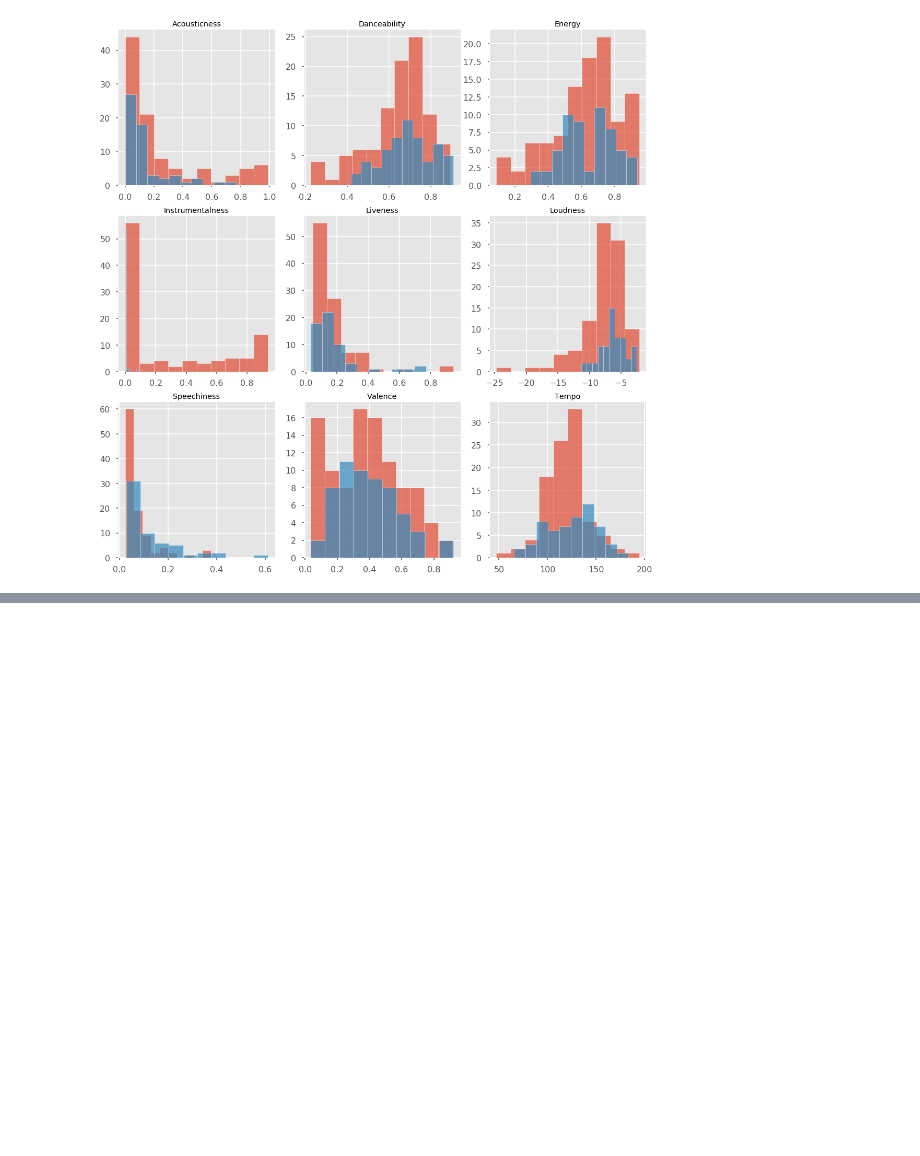
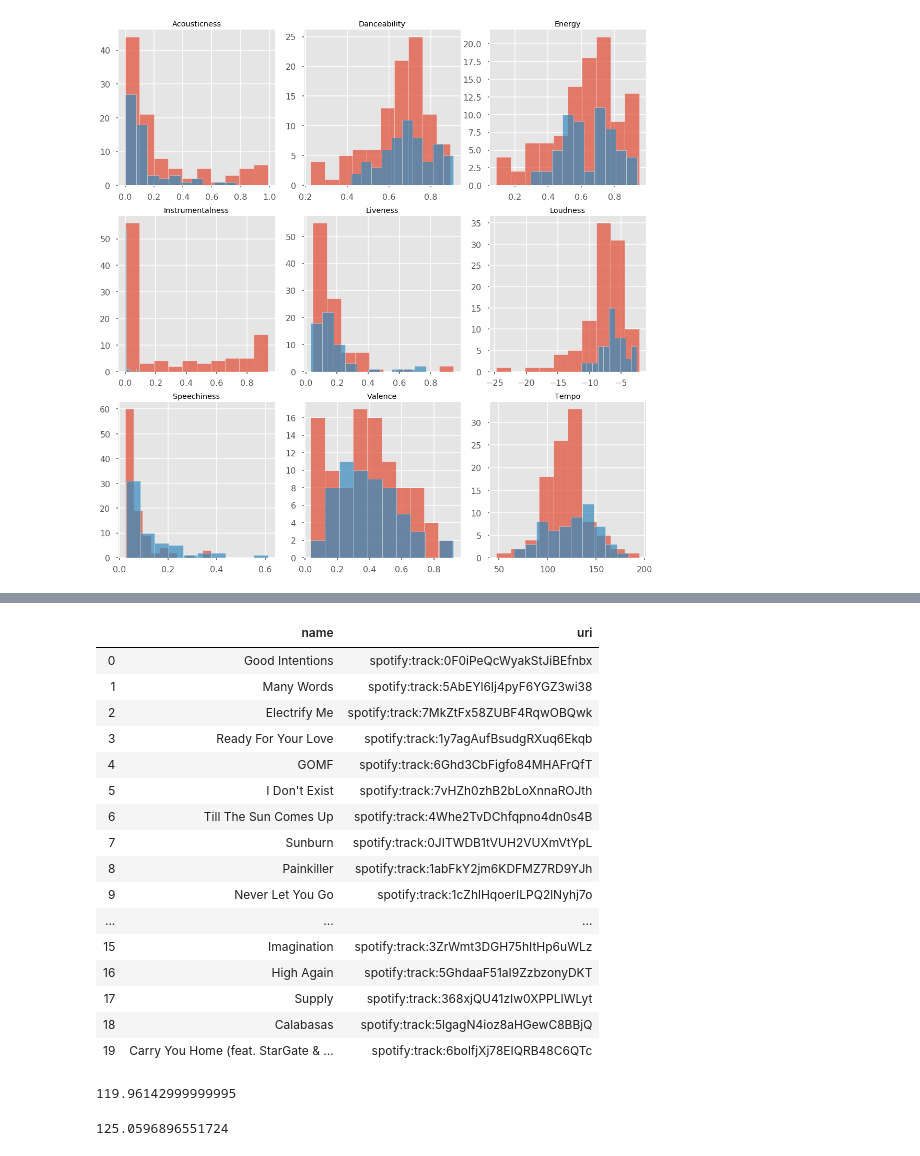
Before and after one commit to Chief-Dom/Spotify_FTB, a Jupyter notebook: playlist_visualization.ipynb, the cells around one changed output, grey strips where cells are left out. Cells and saved outputs as stored; diff of their text form; code cells hidden in the pictures; blank space fills up the shorter version.

```diff
--- a/playlist_visualization.ipynb
+++ b/playlist_visualization.ipynb
@@ -145,0 +146,39 @@ pd.DataFrame(df['tracks']).loc[:,['name','uri']]
+# %%
+df_tuned = sp.recommendations(seed_artists=list(similar[:4]),
+                               limit=20,
+                               target_acousticness=0.1,
+                               target_danceability=0.66,
+                               target_energy=0.63,
+                               target_instrumentalness=0.1,
+                               target_liveness=0.175,
+                               target_loudness=-6.9,
+                               target_speechiness=0.1,
+                               target_valence=0.39,
+                               target_tempo=122)
+pd.DataFrame(df_tuned['tracks']).loc[:,['name','uri']]
+# %% [output]
+|  | name | uri |
+| 0 | Good Intentions | spotify:track:0F0iPeQcWyakStJiBEfnbx |
+| 1 | Many Words | spotify:track:5AbEYl6Ij4pyF6YGZ3wi38 |
+| 2 | Electrify Me | spotify:track:7MkZtFx58ZUBF4RqwOBQwk |
+| 3 | Ready For Your Love | spotify:track:1y7agAufBsudgRXuq6Ekqb |
+| 4 | GOMF | spotify:track:6Ghd3CbFigfo84MHAFrQfT |
+| 5 | I Don't Exist | spotify:track:7vHZh0zhB2bLoXnnaROJth |
+| 6 | Till The Sun Comes Up | spotify:track:4Whe2TvDChfqpno4dn0s4B |
+| 7 | Sunburn | spotify:track:0JITWDB1tVUH2VUXmVtYpL |
+| 8 | Painkiller | spotify:track:1abFkY2jm6KDFMZ7RD9YJh |
+| 9 | Never Let You Go | spotify:track:1cZhlHqoerILPQ2lNyhj7o |
+| ... | ... | ... |
+| 15 | Imagination | spotify:track:3ZrWmt3DGH75hItHp6uWLz |
+| 16 | High Again | spotify:track:5GhdaaF51aI9ZzbzonyDKT |
+| 17 | Supply | spotify:track:368xjQU41zIw0XPPLIWLyt |
+| 18 | Calabasas | spotify:track:5lgagN4ioz8aHGewC8BBjQ |
+| 19 | Carry You Home (feat. StarGate & ... | spotify:track:6bolfjXj78EIQRB48C6QTc |
+# %%
+feat_1['tempo'].mean()
+# %% [output]
+119.96142999999995
+# %%
+feat_2['tempo'].mean()
+# %% [output]
+125.0596896551724
```
Also changed, not shown: parts of 2 cells of this notebook.
